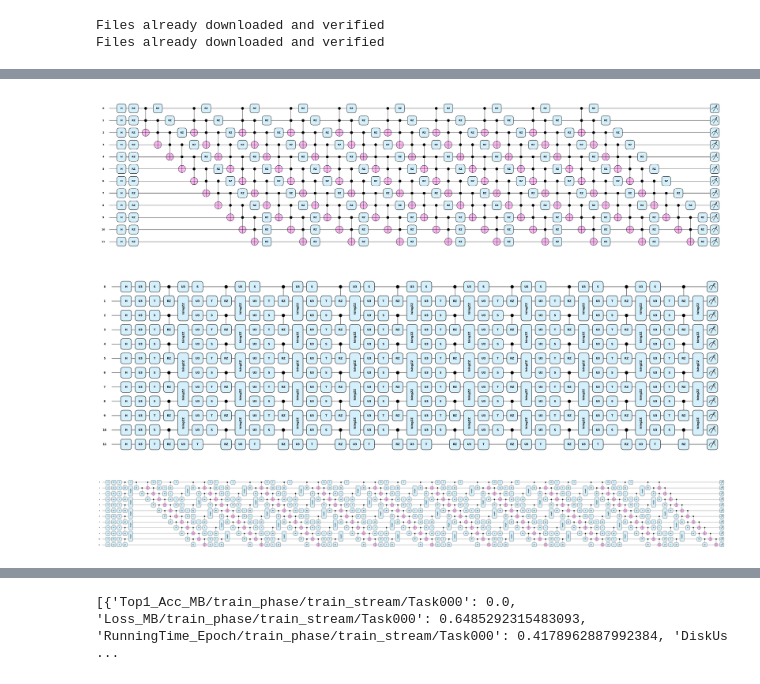
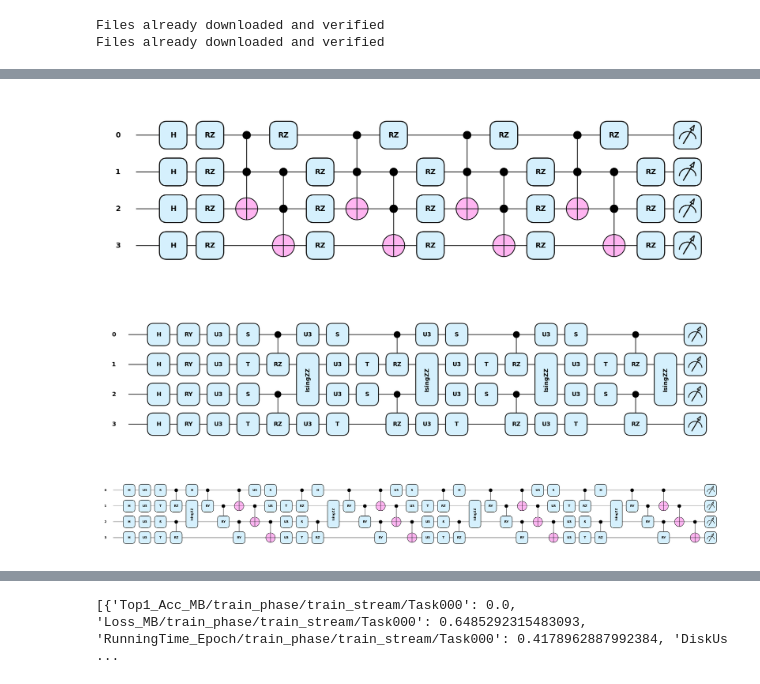
Before and after one commit to yzy1997/quantum_cl, a Jupyter notebook: quantum_lwf_addqlayer.ipynb, the cells around one changed output, grey strips where cells are left out. Cells and saved outputs as stored; diff of their text form; code cells hidden in the pictures.

```diff
--- a/quantum_lwf_addqlayer.ipynb
+++ b/quantum_lwf_addqlayer.ipynb
@@ -53,5 +48,5 @@ To enable the following instructions: AVX2 AVX512F FMA, in other operations, reb
 # %%
-n_qubits = 12                # Number of qubits
+n_qubits = 4                # Number of qubits
 step = 0.0004               # Learning rate
 batch_size = 64              # Number of samples for each training step
 num_epochs = 1             # Number of training epochs
@@ -60,7 +55,7 @@ num_classes = 200            # Number of classes in the dataset
 train_mb_size= 256            # Number of samples for each training step
 eval_mb_size=100            # Number of samples for each evaluation step
 memory_size = 2000          # Number of total samples in the memory
-q_depth = 10                 # Depth of the quantum circuit (number of variational layers)
+q_depth = 4                 # Depth of the quantum circuit (number of variational layers)
 gamma_lr_scheduler = 0.1    # Learning rate reduction applied every 10 epochs.
 q_delta = 0.01              # Initial spread of random quantum weights
 alpha=0.5                   # the weight of the old model in the loss function
@@ -276,7 +276,7 @@ qml.drawer.use_style("pennylane")
 fig, ax = qml.draw_mpl(quantum_net_2)(torch.randn(n_qubits, q_depth), q_delta * torch.randn(q_depth * n_qubits))
 plt.show()
 # %% [output]
-[figure, old version]
+[figure, new version]
 # %%
 def phase_layer(w):
     """Layer of S gates and T gates to flip the phase of the qubits.
@@ -320,34 +320,30 @@ def measurement_layer(nqubits):
     """
     return [qml.expval(qml.PauliZ(i)) for i in range(nqubits)]
 # %%
-@qml.qnode(dev)
+@qml.qnode(dev, interface="torch", diff_method="parameter-shift")
 def quantum_net_3(q_input_features, q_weights_flat):
-    """
-    The variational quantum circuit.
-    """
+    # 确保 q_weights_flat 是 Tensor
+    if not isinstance(q_weights_flat, torch.Tensor):
+        q_weights_flat = torch.tensor(q_weights_flat, dtype=torch.float32, requires_grad=True)
 
-    # Reshape weights
     q_weights = q_weights_flat.reshape(q_depth, n_qubits)
 
-    # Start from state |+> , unbiased w.r.t. |0> and |1>
     H_layer(n_qubits)
+    RY_layer(q_input_features)
 
-
-    # Sequence of trainable variational layers
     for _ in range(q_depth):
         U3_layer(n_qubits)
         phase_layer(n_qubits)
         entangling_layer_3(n_qubits)
 
-    exp_val = measurement_layer(n_qubits)
-    # Measurement layer
-    return tuple(exp_val)
+    exp_val = [qml.expval(qml.PauliZ(position)) for position in range(n_qubits)]
+    return exp_val
 
 qml.drawer.use_style("pennylane")
 fig, ax = qml.draw_mpl(quantum_net_3)(torch.randn(n_qubits, q_depth), q_delta * torch.randn(q_depth * n_qubits))
 plt.show()
 # %% [output]
-[figure, old version]
+[figure, new version]
 # %%
 @qml.qnode(dev)
 def quantum_net_4(q_input_features, q_weights_flat):
@@ -377,7 +373,7 @@ qml.drawer.use_style("pennylane")
 fig, ax = qml.draw_mpl(quantum_net_4)(torch.randn(n_qubits, q_depth), q_delta * torch.randn(q_depth * n_qubits))
 plt.show()
 # %% [output]
-[figure, old version]
+[figure, new version]
 # %%
 class DressedQuantumNet(nn.Module):
     """
```
Also changed, not shown: parts of 10 cells of this notebook, 41 other files.
